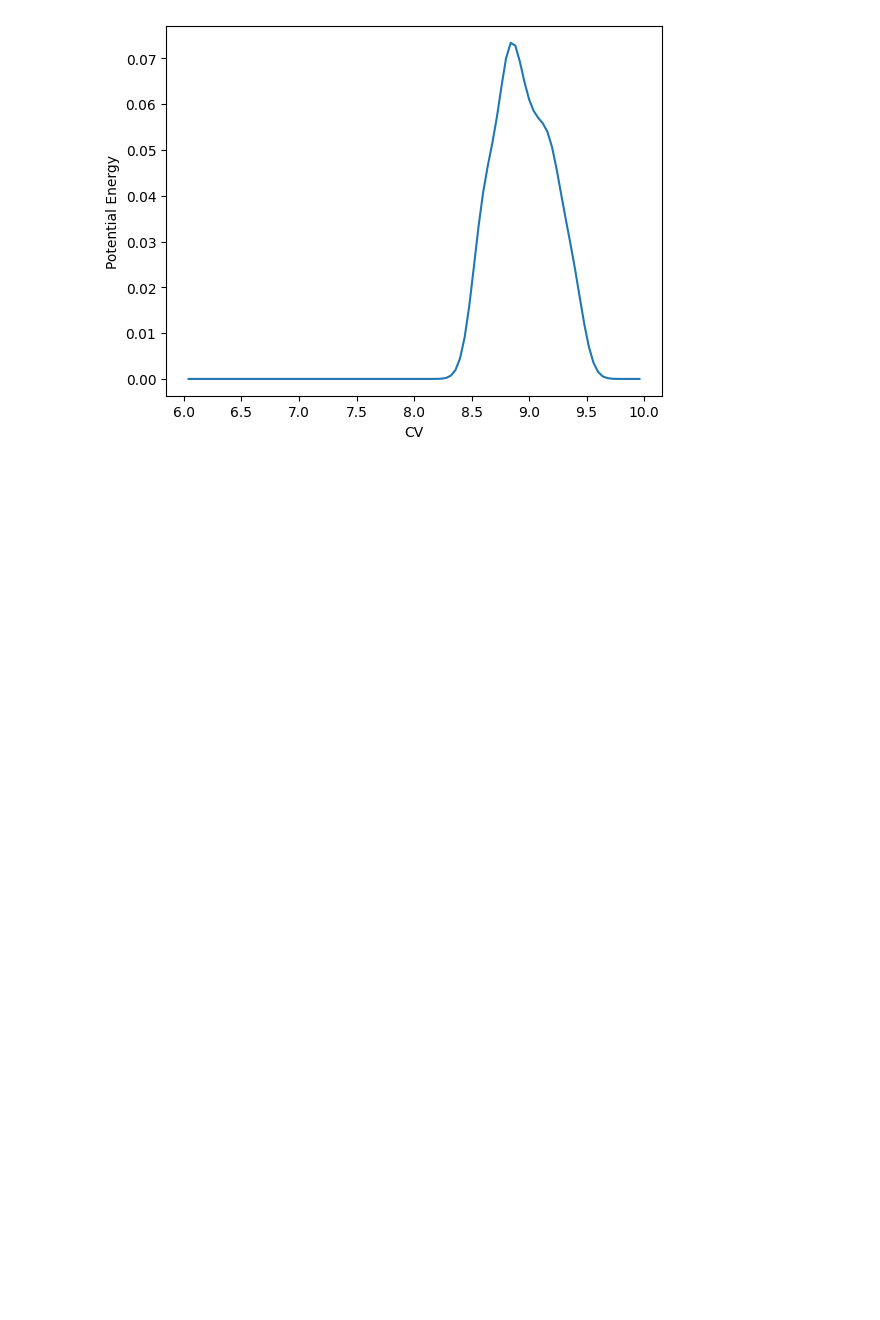
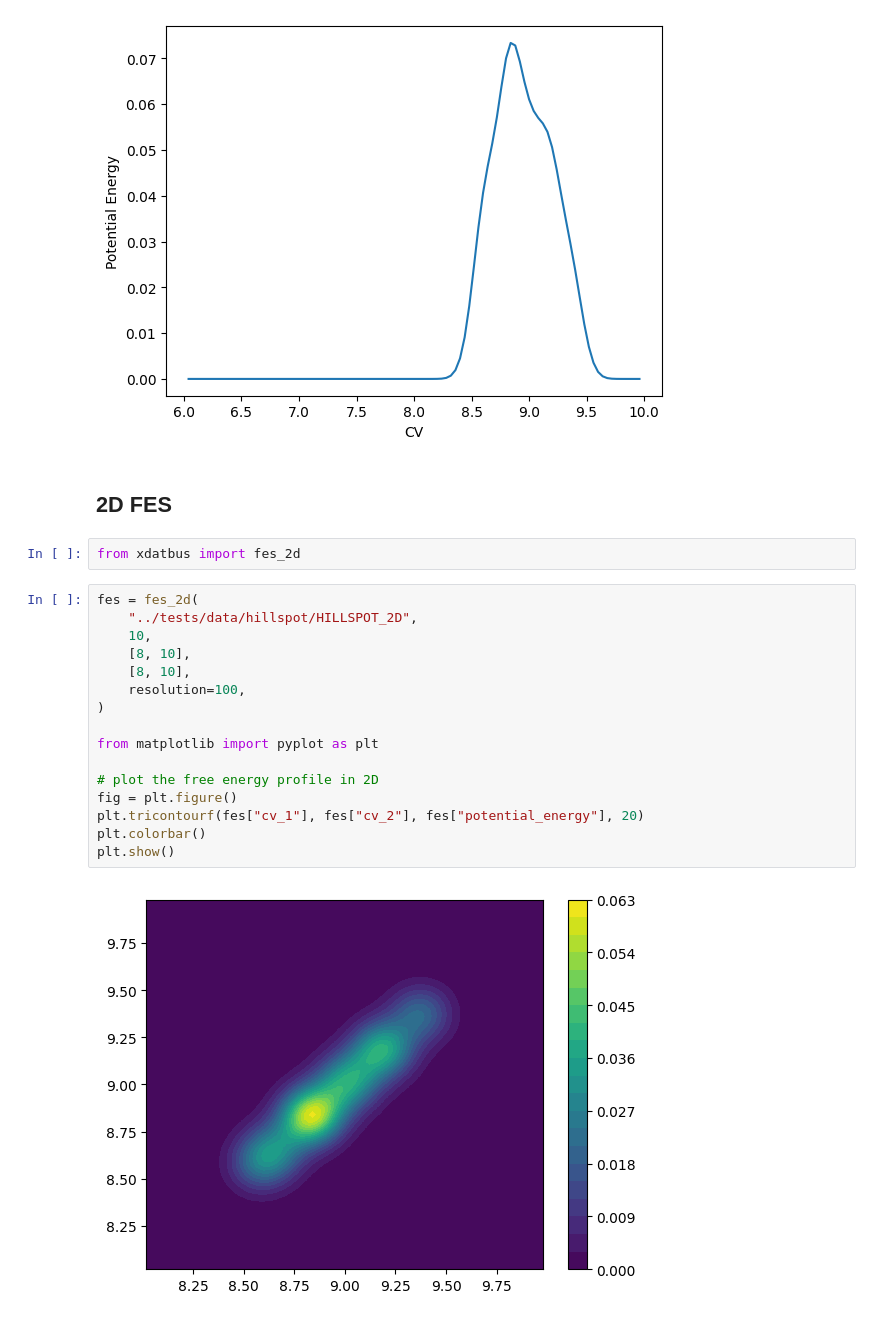
Before and after one commit to jcwang587/xdatbus, a Jupyter notebook: examples/free_energy_surface.ipynb, the cells around one changed output. Saved outputs shown, nothing was run; the diff lists cells and outputs as text; blank space fills up the shorter version.

```diff
--- a/examples/free_energy_surface.ipynb
+++ b/examples/free_energy_surface.ipynb
@@ -26,3 +26,25 @@ plt.ylabel("Potential Energy")
 plt.show()
 # %% [output]
 [figure]
+# %% [markdown]
+## 2D FES
+# %%
+from xdatbus import fes_2d
+# %%
+fes = fes_2d(
+    "../tests/data/hillspot/HILLSPOT_2D",
+    10,
+    [8, 10],
+    [8, 10],
+    resolution=100,
+)
+
+from matplotlib import pyplot as plt
+
+# plot the free energy profile in 2D
+fig = plt.figure()
+plt.tricontourf(fes["cv_1"], fes["cv_2"], fes["potential_energy"], 20)
+plt.colorbar()
+plt.show()
+# %% [output]
+[figure, added]
```
Also changed, not shown: parts of 3 cells of this notebook.
